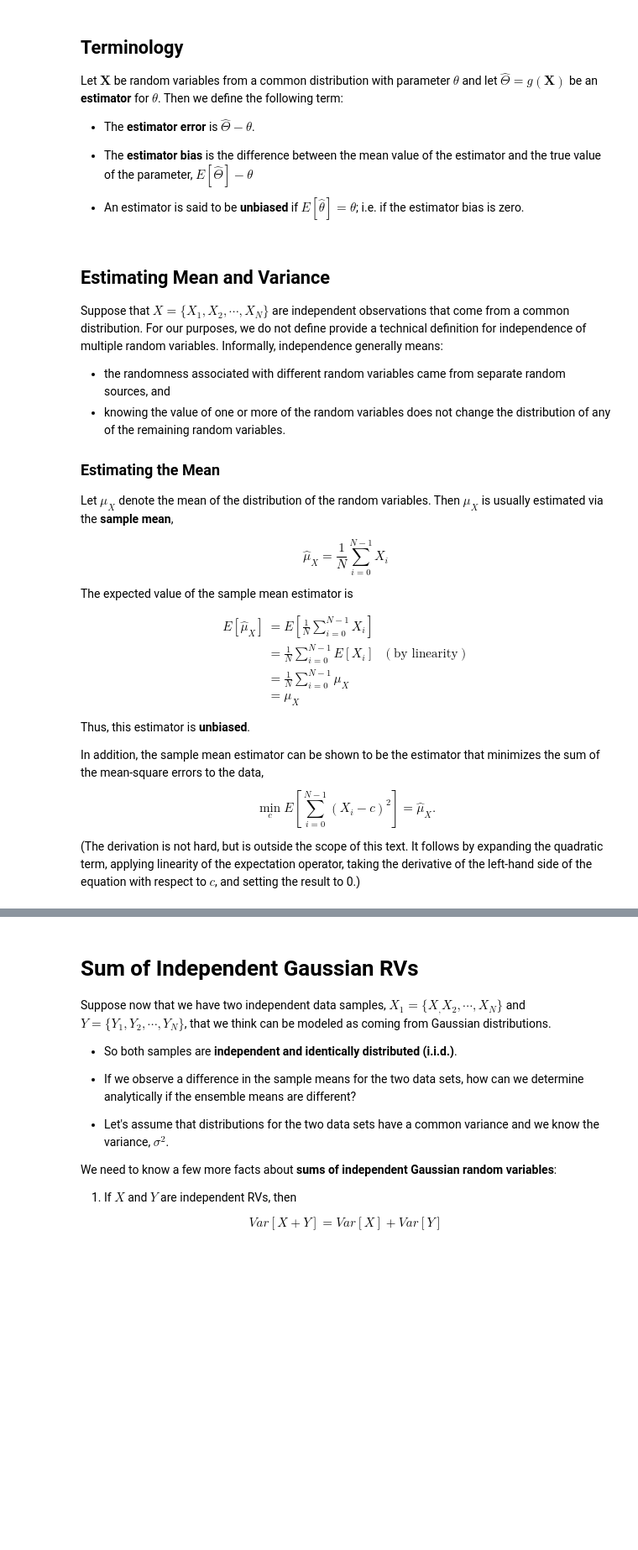
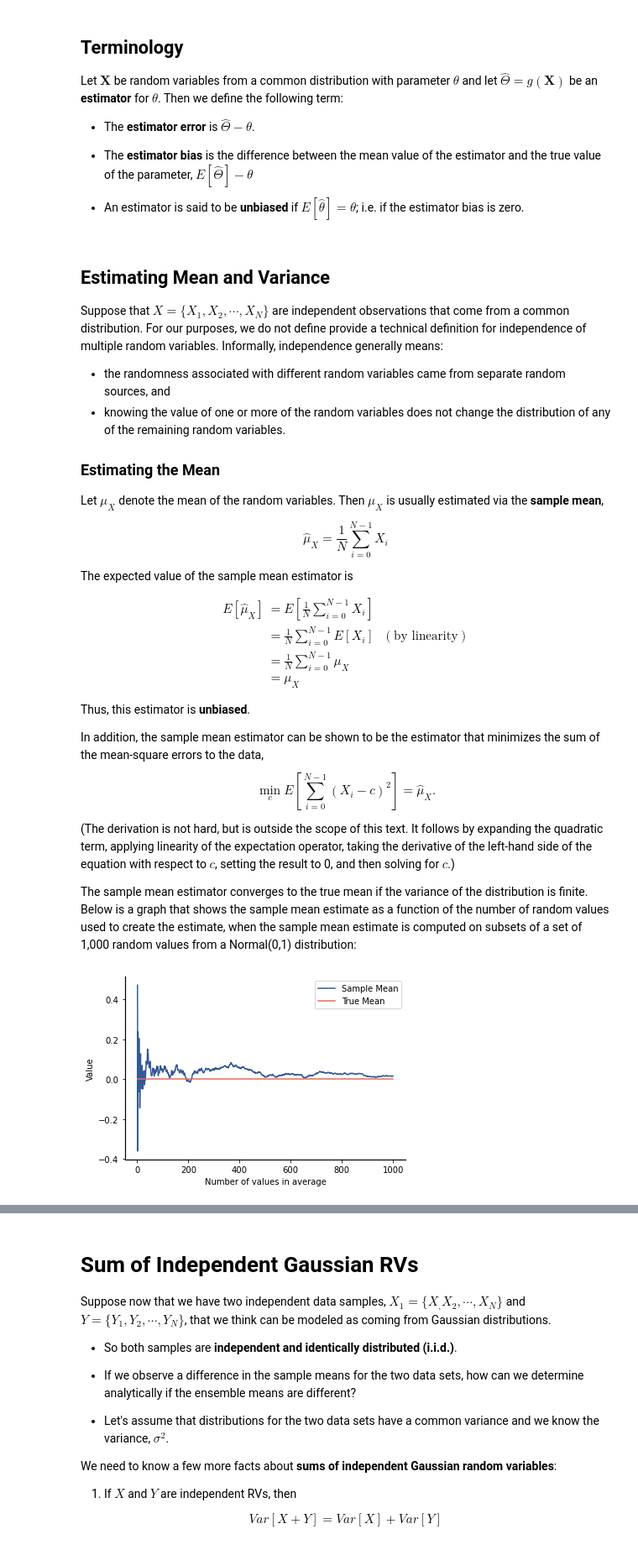
Before and after one commit to datalayer-courses/foundations-of-data-science-with-python, a Jupyter notebook: 09-moments/parameter-estimation.ipynb, the cells around one changed output, grey strips where cells are left out. Shown: that part at 84% size. Cells and saved outputs as stored; diff of their text form; code cells hidden in the pictures; blank space fills up the shorter version.

```diff
--- a/09-moments/parameter-estimation.ipynb
+++ b/09-moments/parameter-estimation.ipynb
@@ -88,7 +88,7 @@ Suppose that $X=\{X_1,X_2,\cdots, X_N\}$ are independent observations that come
 
 ### Estimating the Mean
 
-Let $\mu_X$ denote the mean of the distribution of the random variables. Then $\mu_X$ is usually estimated via the **sample mean**,
+Let $\mu_X$ denote the mean of the random variables. Then $\mu_X$ is usually estimated via the **sample mean**,
 
 $$
 \hat{\mu}_X = \frac{1}{N} \sum_{i=0}^{N-1} X_i
@@ -111,6 +111,23 @@ In addition, the sample mean estimator can be shown to be the estimator that min
 \min_c E \left[ \sum_{i=0}^{N-1} (X_i -c)^2 \right] = \hat{\mu}_X.
 \end{equation*}
 
-(The derivation is not hard, but is outside the scope of this text. It follows by expanding the quadratic term, applying linearity of the expectation operator, taking the derivative of the left-hand side of the equation with respect to $c$, and setting the result to 0.)
+(The derivation is not hard, but is outside the scope of this text. It follows by expanding the quadratic term, applying linearity of the expectation operator, taking the derivative of the left-hand side of the equation with respect to $c$, setting the result to 0, and then solving for $c$.)
+
+The sample mean estimator converges to the true mean if the variance of the distribution is finite. Below is a graph that shows the sample mean estimate as a function of the number of random values used to create the estimate, when the sample mean estimate is computed on subsets of a set of 1,000 random values from a Normal(0,1) distribution:
+# %%
+seed =  1234
+np.random.seed(seed)
+X = stats.norm()
+Xvals = X.rvs(1_000)
+sums = np.cumsum(Xvals)
+avgs = sums/np.arange(1, 1001)
+
+plt.plot(np.arange(1, 1001), avgs, label='Sample Mean')
+plt.xlabel('Number of values in average');
+plt.ylabel('Value');
+plt.plot(np.arange(1,1001), [0]*1000, label='True Mean');
+plt.legend();
+# %% [output]
+[figure, added]
 # %% [markdown]
 ### Estimating the Variance
```
Also changed, not shown: parts of 1 cell of this notebook, 1 other file.
